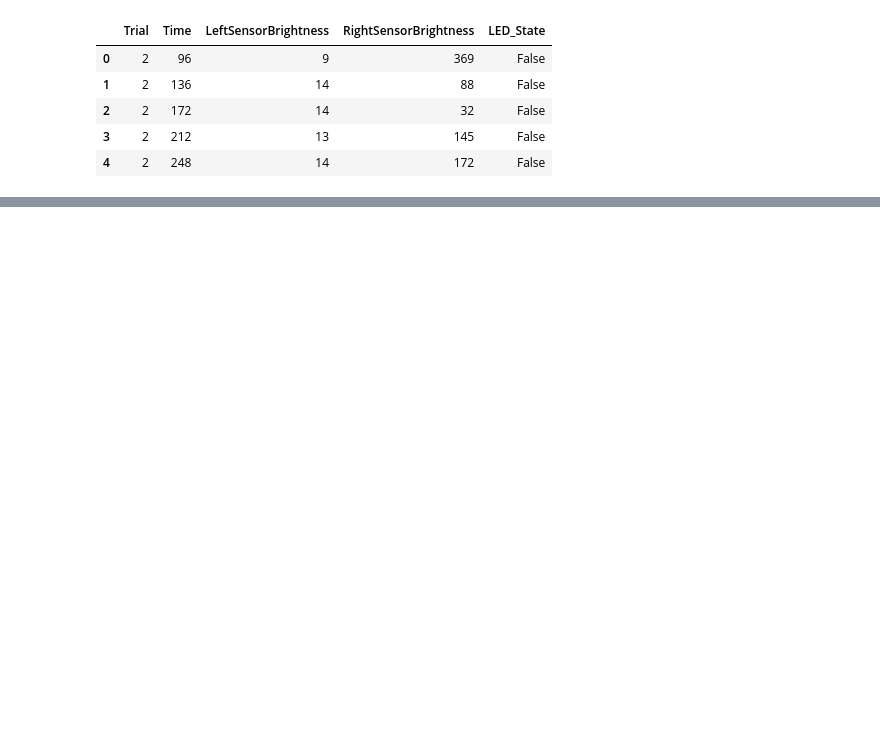
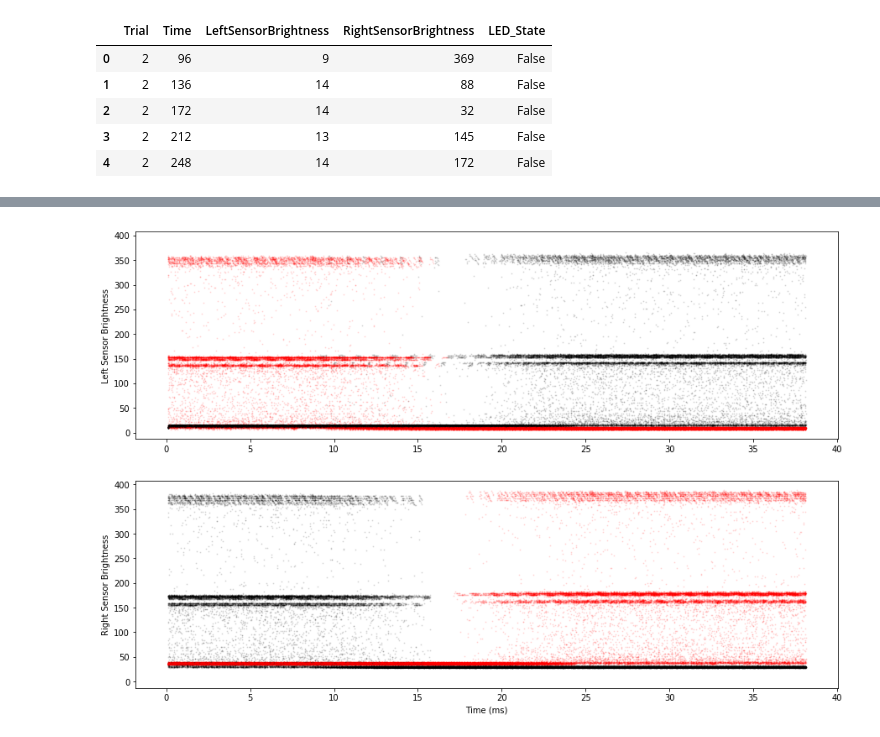
Before and after one commit to mohammadbashiri/vrlatency, a Jupyter notebook: notebooks/exploratory/Total.ipynb, the cells around one changed output, grey strips where cells are left out. Cells and saved outputs as stored; diff of their text form; code cells hidden in the pictures; blank space fills up the shorter version.

```diff
--- a/notebooks/exploratory/Total.ipynb
+++ b/notebooks/exploratory/Total.ipynb
@@ -42,0 +142,14 @@ plt.hist(latencies, bins=60);
+# %%
+fig, (ax1, ax2) = plt.subplots(2, 1, figsize=(15, 10), sharey=True)
+for name, df in dfd.groupby('Trial'):
+    if name < 100:
+        color = 'r' if all(df.LED_Position == 'R') else 'k'
+        ax1.scatter(df.Time, df.LeftSensorBrightness, s=1, c=color, alpha=.1)
+        ax2.scatter(df.Time, df.RightSensorBrightness, s=1, c=color, alpha=.1)
+    else:
+        break
+
+ax1.set(ylabel='Left Sensor Brightness')
+ax2.set(xlabel='Time (ms)', ylabel='Right Sensor Brightness');
+# %% [output]
+[figure, added]
```
Also changed, not shown: parts of 26 cells of this notebook, 1 other file.
